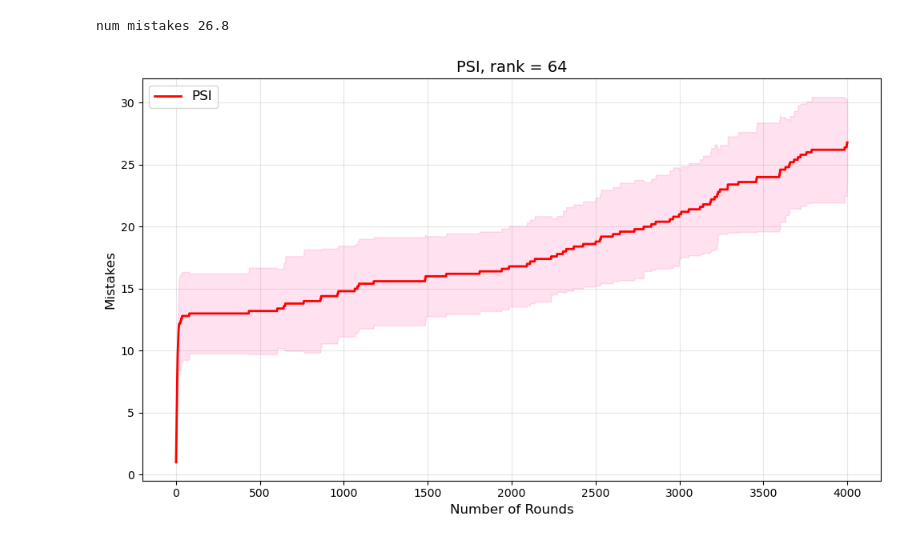
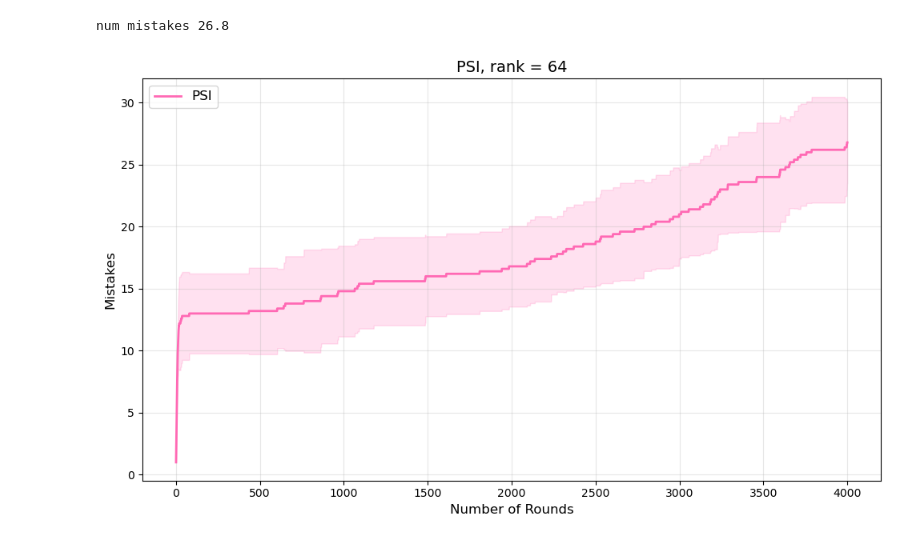
Before and after one commit to ekshustova/Scalable-LinUCB, a Jupyter notebook: experiments/mnist_psi.ipynb, the cells around one changed output. Saved outputs shown, nothing was run; the diff lists cells and outputs as text; code cells hidden in the pictures.

```diff
--- a/experiments/mnist_psi.ipynb
+++ b/experiments/mnist_psi.ipynb
@@ -63,20 +63,20 @@ num mistakes 26.8
 # %%
 plt.figure(figsize=(10, 6))
 
 rounds = np.arange(1, T + 1)
 
-plt.plot(rounds, mean_mistakes, label='PSI', color='red', linewidth=2)
+plt.plot(rounds, mean_mistakes, label='PSI', color='hotpink', linewidth=2)
 plt.fill_between(rounds,
                  mean_mistakes - std_mistakes,
                  mean_mistakes + std_mistakes,
                  alpha=0.2, color='hotpink')
 
 plt.xlabel('Number of Rounds', fontsize=12)
 plt.ylabel('Mistakes', fontsize=12)
 plt.title(f'PSI, rank = {m}', fontsize=14)
 plt.legend(fontsize=12)
 plt.grid(True, alpha=0.3)
 plt.tight_layout()
 plt.show()
 # %% [output]
-[figure, old version]
+[figure, new version]
```
